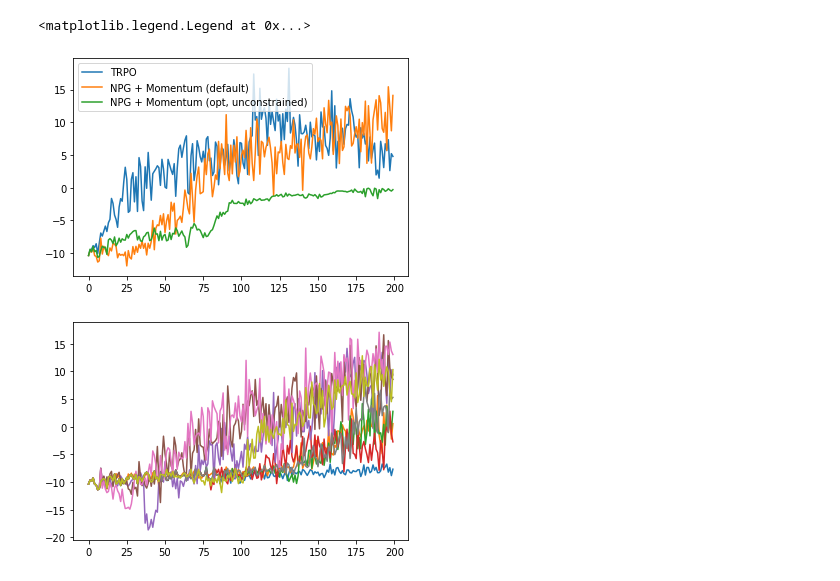
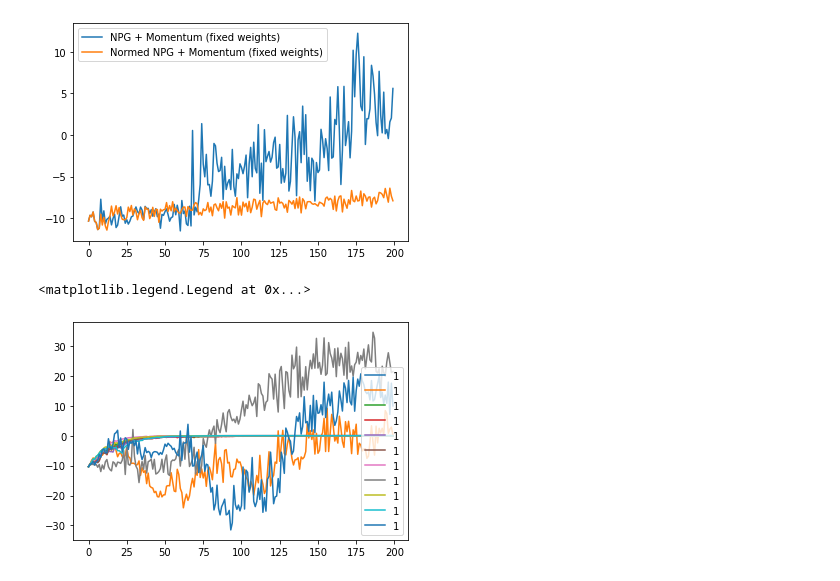
Before and after one commit to Aristxcy/DRSOM-for-RL, a Jupyter notebook: plot.ipynb, the cells around one changed output. Saved outputs shown, nothing was run; the diff lists cells and outputs as text; code cells hidden in the pictures.

```diff
--- a/plot.ipynb
+++ b/plot.ipynb
@@ -3,51 +3,47 @@ import matplotlib.pyplot as plt
 import pandas as pd
 import numpy as np
 # %%
-df_drsom_2 = pd.read_csv('./data/local/experiment/trpo_pendulum_22/progress.csv')
-plt.plot(df_drsom_2["Evaluation/AverageDiscountedReturn"], label='TRPO')
+# trpo_11 = pd.read_csv('./data/local/experiment/trpo_pendulum_10/progress.csv')
+# plt.plot(trpo_11["Evaluation/AverageDiscountedReturn"], label='TRPO')
+drsom_4 = pd.read_csv('./drsom_test/momentum_dr_3/progress.csv')
+plt.plot(drsom_4["Evaluation/AverageDiscountedReturn"], label='NPG + Momentum (fixed weights)')
 
-df_drsom_1 = pd.read_csv('./drsom_test/momentum_25/progress.csv')
-plt.plot(df_drsom_1["Evaluation/AverageDiscountedReturn"], label='NPG + Momentum (default)')
+drsom_1 = pd.read_csv('./drsom_test/momentum_dr_normed/progress.csv')
+plt.plot(drsom_1["Evaluation/AverageDiscountedReturn"], label='Normed NPG + Momentum (fixed weights)')
 
-
-df_drsom_3 = pd.read_csv('./drsom_test/momentum_dr_0.5_4/progress.csv')
-plt.plot(df_drsom_3["Evaluation/AverageDiscountedReturn"], label='NPG + Momentum (opt, unconstrained)')
 
 plt.legend()
 
-# plt.savefig('NPG+momentum.pdf')
+plt.savefig('normed or not.pdf')
 # %% [output]
-<matplotlib.legend.Legend at 0x...>
-[figure, old version]
+[figure, new version]
 # %%
-df_drsom_1 = pd.read_csv('./drsom_test/momentum_13/progress.csv')
-df_drsom_2 = pd.read_csv('./drsom_test/momentum_14/progress.csv')
-df_drsom_3 = pd.read_csv('./drsom_test/momentum_15/progress.csv')
-df_drsom_4 = pd.read_csv('./drsom_test/momentum_16/progress.csv')
-df_drsom_5 = pd.read_csv('./drsom_test/momentum_17/progress.csv')
-df_drsom_6 = pd.read_csv('./drsom_test/momentum_18/progress.csv')
-df_drsom_7 = pd.read_csv('./drsom_test/momentum_19/progress.csv')
-df_drsom_8 = pd.read_csv('./drsom_test/momentum_20/progress.csv')
-df_drsom_9 = pd.read_csv('./drsom_test/momentum_21/progress.csv')
-df_drsom_10 = pd.read_csv('./drsom_test/momentum_22/progress.csv')
-df_drsom_11 = pd.read_csv('./drsom_test/momentum_23/progress.csv')
-df_drsom_12 = pd.read_csv('./drsom_test/momentum_24/progress.csv')
 
-plt.plot(df_drsom_1["Evaluation/AverageDiscountedReturn"], label='1')
-plt.plot(df_drsom_2["Evaluation/AverageDiscountedReturn"], label='2')
-# plt.plot(df_drsom_3["Evaluation/AverageDiscountedReturn"], label='3')
-plt.plot(df_drsom_4["Evaluation/AverageDiscountedReturn"], label='4')
-plt.plot(df_drsom_5["Evaluation/AverageDiscountedReturn"], label='5')
-plt.plot(df_drsom_6["Evaluation/AverageDiscountedReturn"], label='6')
-# plt.plot(df_drsom_7["Evaluation/AverageDiscountedReturn"], label='7')
-plt.plot(df_drsom_8["Evaluation/AverageDiscountedReturn"], label='8')
-plt.plot(df_drsom_9["Evaluation/AverageDiscountedReturn"], label='9')
-plt.plot(df_drsom_10["Evaluation/AverageDiscountedReturn"], label='10')
-plt.plot(df_drsom_11["Evaluation/AverageDiscountedReturn"], label='11')
-# plt.plot(df_drsom_12["Evaluation/AverageDiscountedReturn"], label='12')
+trpo_1 = pd.read_csv('./data/local/experiment/trpo_pendulum/progress.csv')
+trpo_2 = pd.read_csv('./data/local/experiment/trpo_pendulum_1/progress.csv')
+trpo_3 = pd.read_csv('./data/local/experiment/trpo_pendulum_2/progress.csv')
+trpo_4 = pd.read_csv('./data/local/experiment/trpo_pendulum_3/progress.csv')
+trpo_5 = pd.read_csv('./data/local/experiment/trpo_pendulum_4/progress.csv')
+trpo_6 = pd.read_csv('./data/local/experiment/trpo_pendulum_5/progress.csv')
+trpo_7 = pd.read_csv('./data/local/experiment/trpo_pendulum_6/progress.csv')
+trpo_8 = pd.read_csv('./data/local/experiment/trpo_pendulum_7/progress.csv')
+trpo_9 = pd.read_csv('./data/local/experiment/trpo_pendulum_8/progress.csv')
+trpo_10 = pd.read_csv('./data/local/experiment/trpo_pendulum_9/progress.csv')
+trpo_11 = pd.read_csv('./data/local/experiment/trpo_pendulum_10/progress.csv')
 
+plt.plot(trpo_1["Evaluation/AverageDiscountedReturn"], label='1')
+plt.plot(trpo_2["Evaluation/AverageDiscountedReturn"], label='1')
+plt.plot(trpo_3["Evaluation/AverageDiscountedReturn"], label='1')
+plt.plot(trpo_4["Evaluation/AverageDiscountedReturn"], label='1')
+plt.plot(trpo_5["Evaluation/AverageDiscountedReturn"], label='1')
+plt.plot(trpo_6["Evaluation/AverageDiscountedReturn"], label='1')
+plt.plot(trpo_7["Evaluation/AverageDiscountedReturn"], label='1')
+plt.plot(trpo_8["Evaluation/AverageDiscountedReturn"], label='1')
+plt.plot(trpo_9["Evaluation/AverageDiscountedReturn"], label='1')
+plt.plot(trpo_10["Evaluation/AverageDiscountedReturn"], label='1')
+plt.plot(trpo_11["Evaluation/AverageDiscountedReturn"], label='1')
 
-# plt.legend()
-plt.savefig('momentum.pdf')
+plt.legend()
 # %% [output]
+<matplotlib.legend.Legend at 0x...>
-[figure, old version]
+[figure, new version]
```
Also changed, not shown: parts of 2 cells of this notebook, 6 other files.
